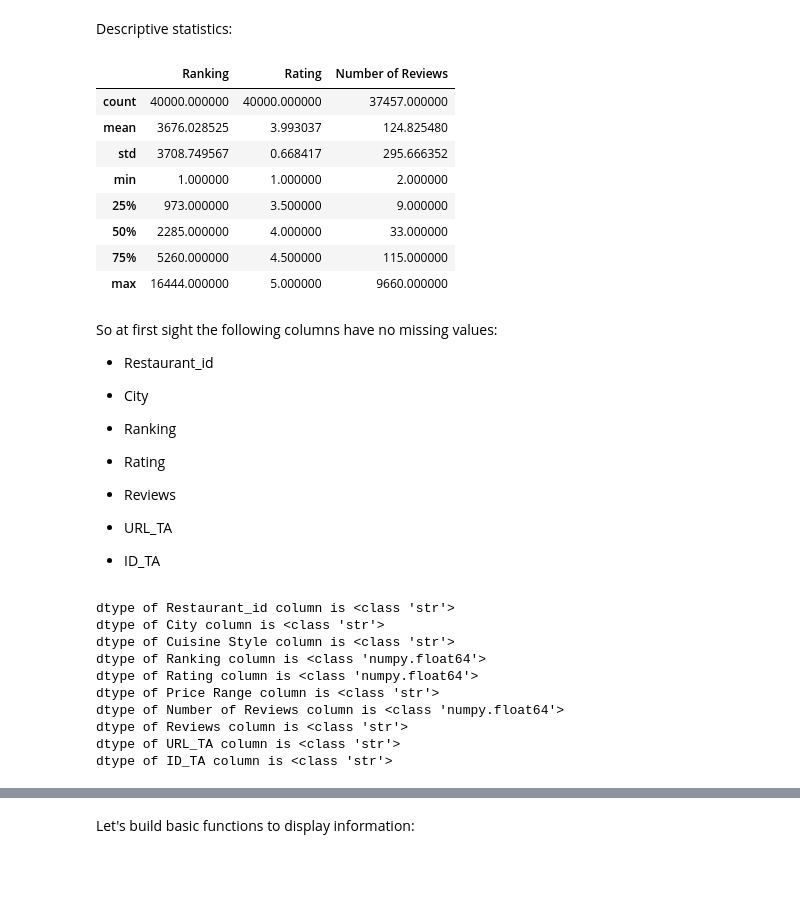
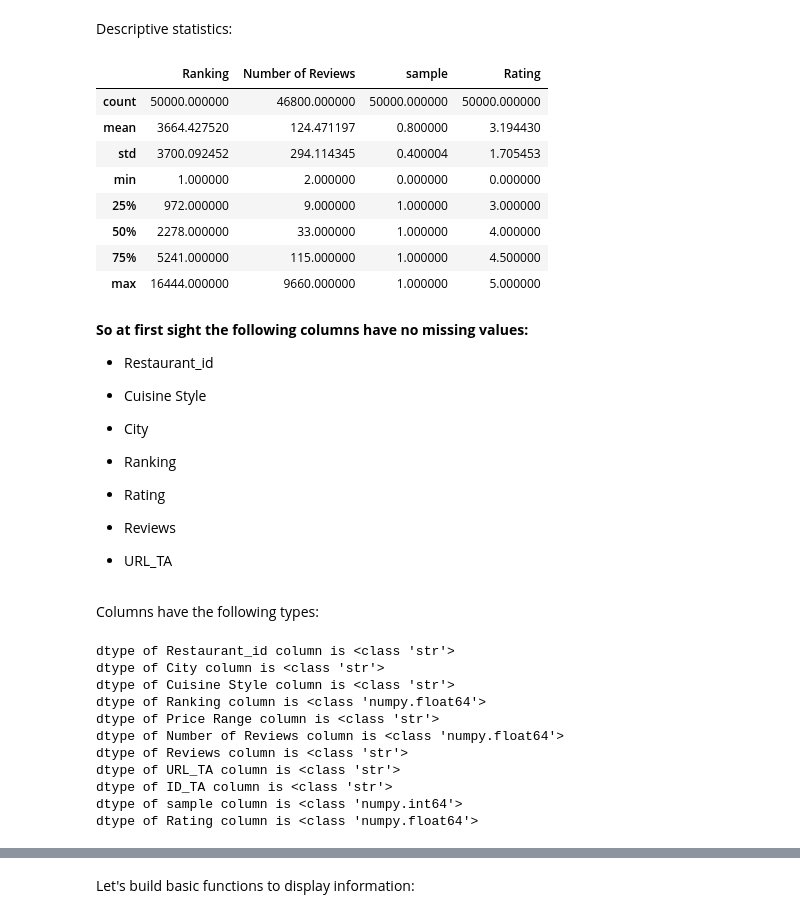
Before and after one commit to LawrenceGrigoryan/skillfactory_rds, a Jupyter notebook: module_3/Project_3. About delicious and healthy food.ipynb, the cells around one changed output, grey strips where cells are left out. Saved outputs shown, nothing was run; the diff lists cells and outputs as text; code cells hidden in the pictures; blank space fills up the shorter version.

```diff
--- a/module_3/Project_3. About delicious and healthy food.ipynb
+++ b/module_3/Project_3. About delicious and healthy food.ipynb
@@ -102 +81,6 @@ simple.head()
+# %%
+DATA_DIR = '/kaggle/input/sf-dst-restaurant-rating/'
+df_train = pd.read_csv(DATA_DIR+'/main_task.csv')
+df_test = pd.read_csv(DATA_DIR+'kaggle_task.csv')
+sample_submission = pd.read_csv(DATA_DIR+'/sample_submission.csv')
 # %%
@@ -157,0 +125,6 @@ The result is not the best but at least something. Now let's proceed to data pre
+# %%
+df_train['sample'] = 1  # Train data
+df_test['sample'] = 0  # Test data
+df_test['Rating'] = 0  # Filling with zeros since there is no data there (needs to be predicted)
+
+data = df_test.append(df_train, sort=False).reset_index(drop=True)
@@ -193,21 +197,23 @@ Fortunately, no duplicates exist
 # %% [markdown]
 Descriptive statistics:
 # %%
-df.describe()
+data.describe()
 # %% [output]
-|  | Ranking | Rating | Number of Reviews |
-| count | 40000.000000 | 40000.000000 | 37457.000000 |
-| mean | 3676.028525 | 3.993037 | 124.825480 |
-| std | 3708.749567 | 0.668417 | 295.666352 |
-| min | 1.000000 | 1.000000 | 2.000000 |
-| 25% | 973.000000 | 3.500000 | 9.000000 |
-| 50% | 2285.000000 | 4.000000 | 33.000000 |
-| 75% | 5260.000000 | 4.500000 | 115.000000 |
-| max | 16444.000000 | 5.000000 | 9660.000000 |
+|  | Ranking | Number of Reviews | sample | Rating |
+| count | 50000.000000 | 46800.000000 | 50000.000000 | 50000.000000 |
+| mean | 3664.427520 | 124.471197 | 0.800000 | 3.194430 |
+| std | 3700.092452 | 294.114345 | 0.400004 | 1.705453 |
+| min | 1.000000 | 2.000000 | 0.000000 | 0.000000 |
+| 25% | 972.000000 | 9.000000 | 1.000000 | 3.000000 |
+| 50% | 2278.000000 | 33.000000 | 1.000000 | 4.000000 |
+| 75% | 5241.000000 | 115.000000 | 1.000000 | 4.500000 |
+| max | 16444.000000 | 9660.000000 | 1.000000 | 5.000000 |
 # %% [markdown]
-So at first sight the following columns have no missing values:
+**So at first sight the following columns have no missing values:**
 
 * Restaurant_id
+
+* Cuisine Style
 
 * City
 
@@ -218,20 +224,21 @@ So at first sight the following columns have no missing values:
 * Reviews
 
 * URL_TA
-
-* ID_TA
+# %% [markdown]
+Columns have the following types:
 # %%
-for column in df.columns:
-    print(f'dtype of {column} column is {type(df[column].iloc[0])}')
+for column in data.columns:
+    print(f'dtype of {column} column is {type(data[column].iloc[0])}')
 # %% [output]
 dtype of Restaurant_id column is <class 'str'>
 dtype of City column is <class 'str'>
 dtype of Cuisine Style column is <class 'str'>
 dtype of Ranking column is <class 'numpy.float64'>
-dtype of Rating column is <class 'numpy.float64'>
 dtype of Price Range column is <class 'str'>
 dtype of Number of Reviews column is <class 'numpy.float64'>
 dtype of Reviews column is <class 'str'>
 dtype of URL_TA column is <class 'str'>
 dtype of ID_TA column is <class 'str'>
+dtype of sample column is <class 'numpy.int64'>
+dtype of Rating column is <class 'numpy.float64'>
 # %%
```
Also changed, not shown: parts of 271 cells of this notebook, 1 other file.
